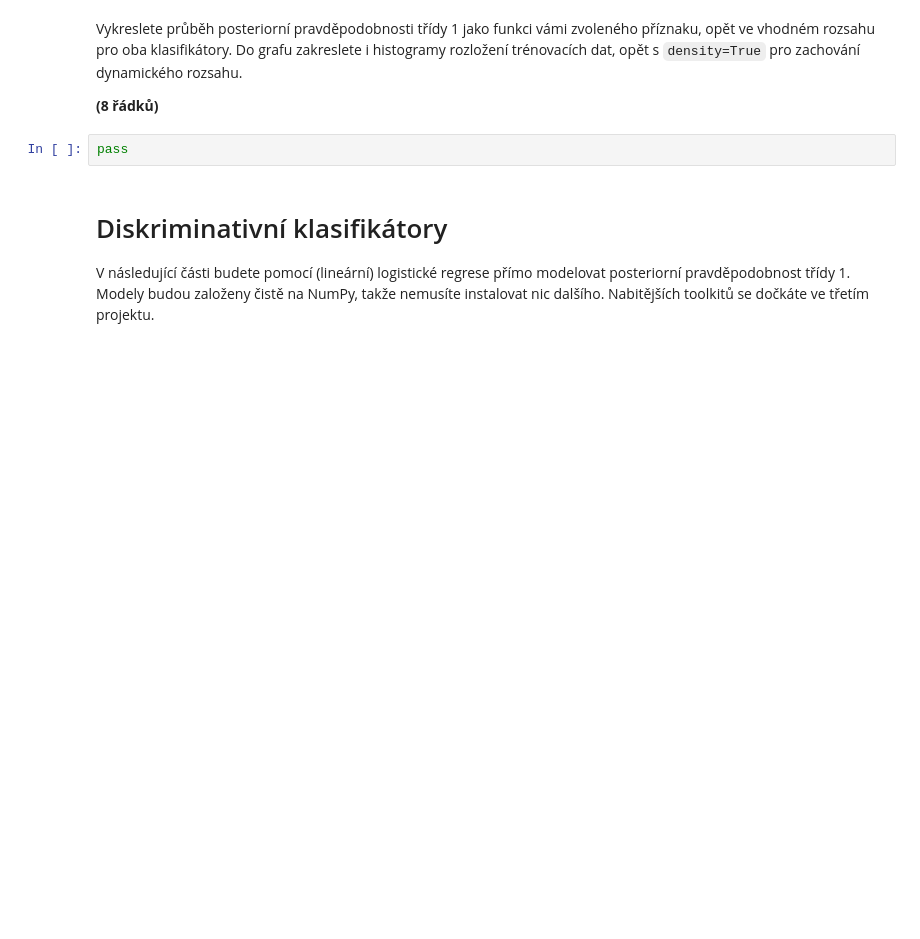
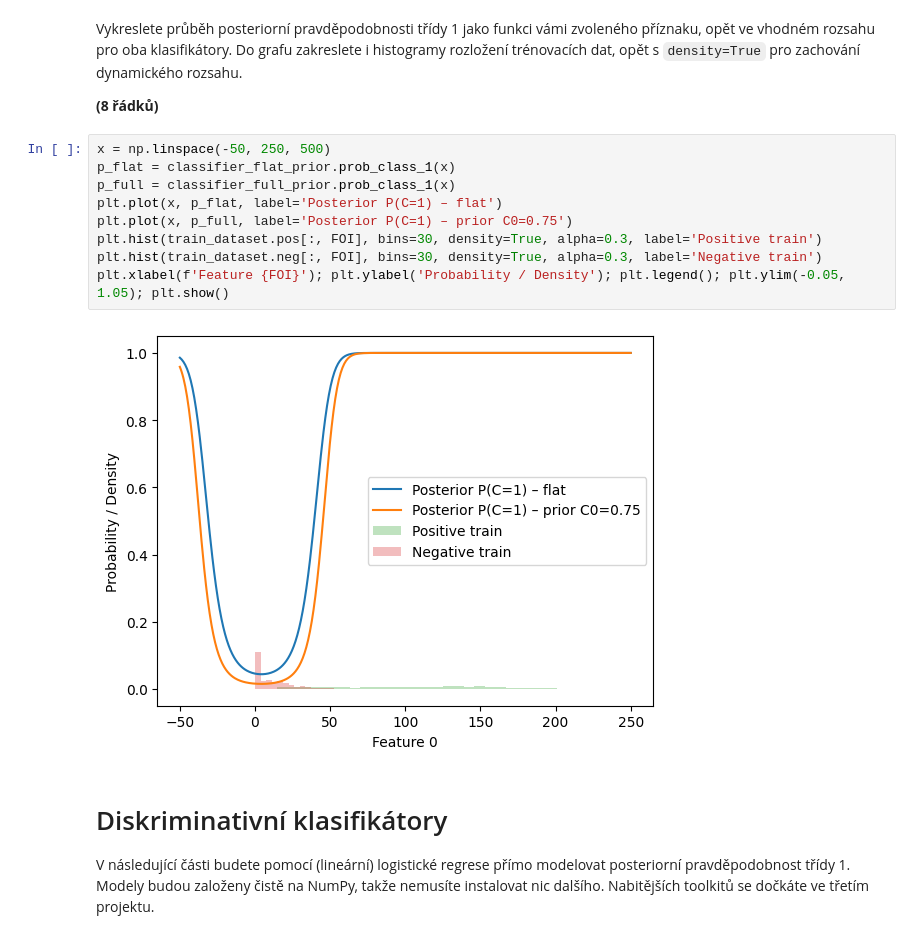
Before and after one commit to DmytroKhodarevskyi/VUTFIT2025---SUI, a Jupyter notebook: zadani.ipynb, the cells around one changed output. Saved outputs shown, nothing was run; the diff lists cells and outputs as text; blank space fills up the shorter version.

```diff
--- a/zadani.ipynb
+++ b/zadani.ipynb
@@ -205,8 +205,17 @@ Vykreslete průběh posteriorní pravděpodobnosti třídy 1 jako funkci vámi z
 Do grafu zakreslete i histogramy rozložení trénovacích dat, opět s `density=True` pro zachování dynamického rozsahu.
 
 **(8 řádků)**
-# %%
-pass
+# %%
+x = np.linspace(-50, 250, 500)
+p_flat = classifier_flat_prior.prob_class_1(x)
+p_full = classifier_full_prior.prob_class_1(x)
+plt.plot(x, p_flat, label='Posterior P(C=1) – flat')
+plt.plot(x, p_full, label='Posterior P(C=1) – prior C0=0.75')
+plt.hist(train_dataset.pos[:, FOI], bins=30, density=True, alpha=0.3, label='Positive train')
+plt.hist(train_dataset.neg[:, FOI], bins=30, density=True, alpha=0.3, label='Negative train')
+plt.xlabel(f'Feature {FOI}'); plt.ylabel('Probability / Density'); plt.legend(); plt.ylim(-0.05, 1.05); plt.show()
+# %% [output]
+[figure, added]
 # %% [markdown]
 # Diskriminativní klasifikátory
 V následující části budete pomocí (lineární) logistické regrese přímo modelovat posteriorní pravděpodobnost třídy 1.
```
Also changed, not shown: parts of 5 cells of this notebook.
